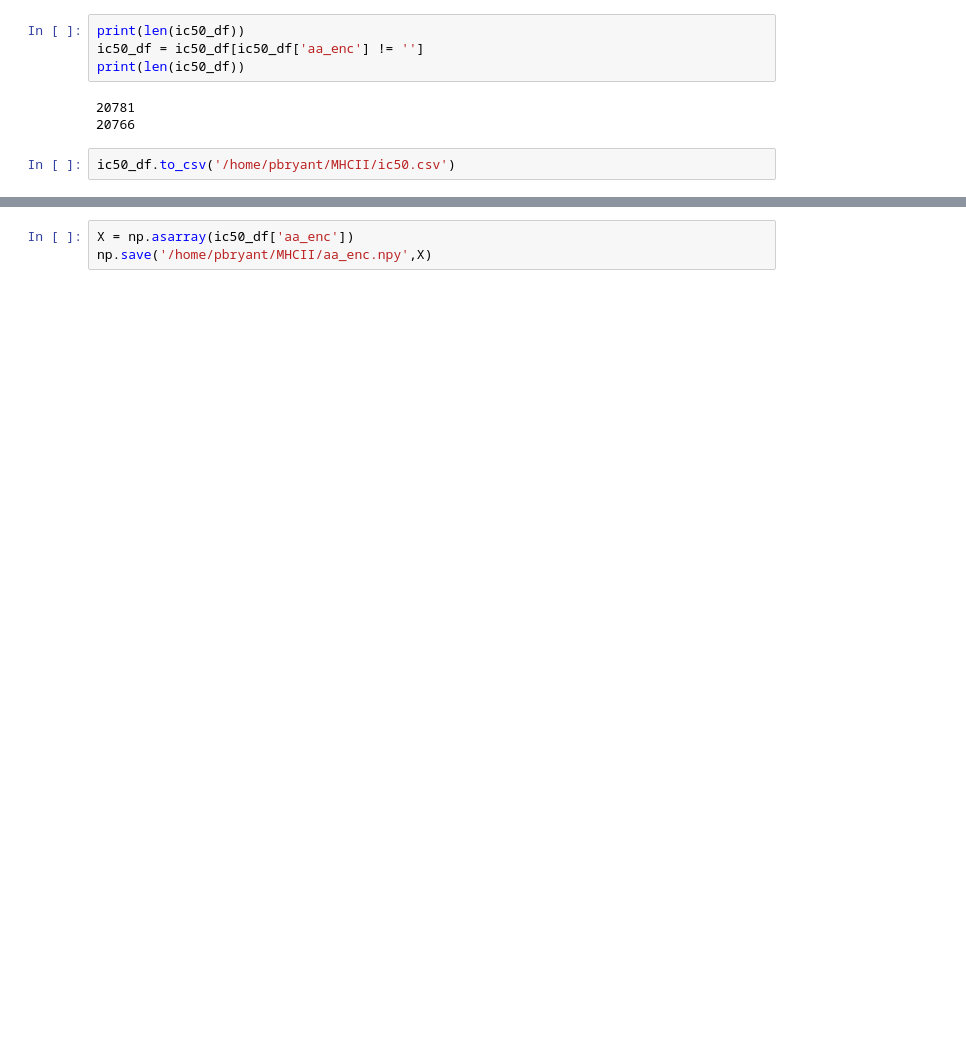
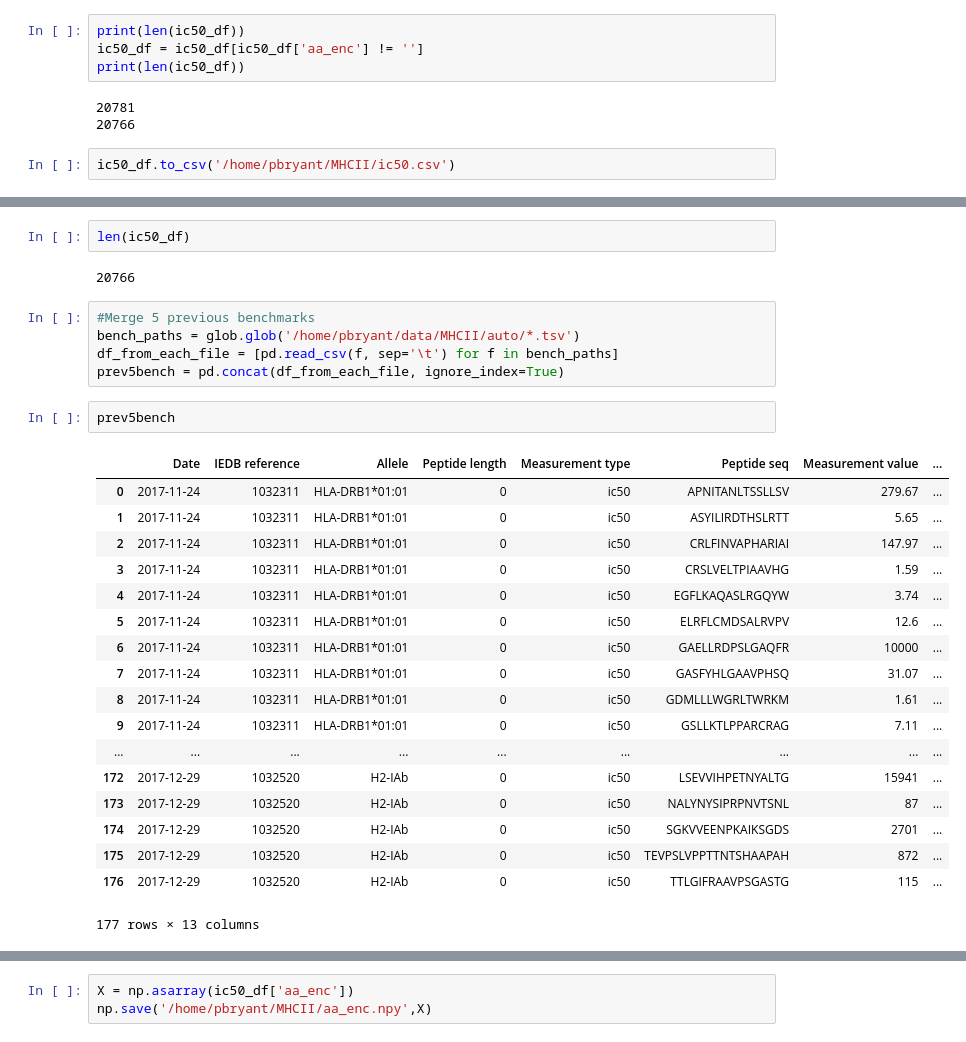
Before and after one commit to patrickbryant1/MHCII, a Jupyter notebook: MHCII_EDA.ipynb, the cells around one changed output, grey strips where cells are left out. Cells and saved outputs as stored; diff of their text form; blank space fills up the shorter version.

Commit message:
merged 5 previous benchmarks and removed duplicates in train set

```diff
--- a/MHCII_EDA.ipynb
+++ b/MHCII_EDA.ipynb
@@ -398,0 +417,30 @@ a = test['aa_enc'][0]
+# %%
+len(ic50_df)
+# %% [output]
+20766
+# %%
+#Merge 5 previous benchmarks
+bench_paths = glob.glob('/home/pbryant/data/MHCII/auto/*.tsv')
+df_from_each_file = [pd.read_csv(f, sep='\t') for f in bench_paths]
+prev5bench = pd.concat(df_from_each_file, ignore_index=True)
+# %%
+prev5bench
+# %% [output]
+|  | Date | IEDB reference | Allele | Peptide length | Measurement type | Peptide seq | Measurement value | ... |
+| 0 | 2017-11-24 | 1032311 | HLA-DRB1*01:01 | 0 | ic50 | APNITANLTSSLLSV | 279.67 | ... |
+| 1 | 2017-11-24 | 1032311 | HLA-DRB1*01:01 | 0 | ic50 | ASYILIRDTHSLRTT | 5.65 | ... |
+| 2 | 2017-11-24 | 1032311 | HLA-DRB1*01:01 | 0 | ic50 | CRLFINVAPHARIAI | 147.97 | ... |
+| 3 | 2017-11-24 | 1032311 | HLA-DRB1*01:01 | 0 | ic50 | CRSLVELTPIAAVHG | 1.59 | ... |
+| 4 | 2017-11-24 | 1032311 | HLA-DRB1*01:01 | 0 | ic50 | EGFLKAQASLRGQYW | 3.74 | ... |
+| 5 | 2017-11-24 | 1032311 | HLA-DRB1*01:01 | 0 | ic50 | ELRFLCMDSALRVPV | 12.6 | ... |
+| 6 | 2017-11-24 | 1032311 | HLA-DRB1*01:01 | 0 | ic50 | GAELLRDPSLGAQFR | 10000 | ... |
+| 7 | 2017-11-24 | 1032311 | HLA-DRB1*01:01 | 0 | ic50 | GASFYHLGAAVPHSQ | 31.07 | ... |
+| 8 | 2017-11-24 | 1032311 | HLA-DRB1*01:01 | 0 | ic50 | GDMLLLWGRLTWRKM | 1.61 | ... |
+| 9 | 2017-11-24 | 1032311 | HLA-DRB1*01:01 | 0 | ic50 | GSLLKTLPPARCRAG | 7.11 | ... |
+| ... | ... | ... | ... | ... | ... | ... | ... | ... |
+| 172 | 2017-12-29 | 1032520 | H2-IAb | 0 | ic50 | LSEVVIHPETNYALTG | 15941 | ... |
+| 173 | 2017-12-29 | 1032520 | H2-IAb | 0 | ic50 | NALYNYSIPRPNVTSNL | 87 | ... |
+| 174 | 2017-12-29 | 1032520 | H2-IAb | 0 | ic50 | SGKVVEENPKAIKSGDS | 2701 | ... |
+| 175 | 2017-12-29 | 1032520 | H2-IAb | 0 | ic50 | TEVPSLVPPTTNTSHAAPAH | 872 | ... |
+| 176 | 2017-12-29 | 1032520 | H2-IAb | 0 | ic50 | TTLGIFRAAVPSGASTG | 115 | ... |
+177 rows × 13 columns
```
Also changed, not shown: parts of 20 cells of this notebook, 6 other files.
